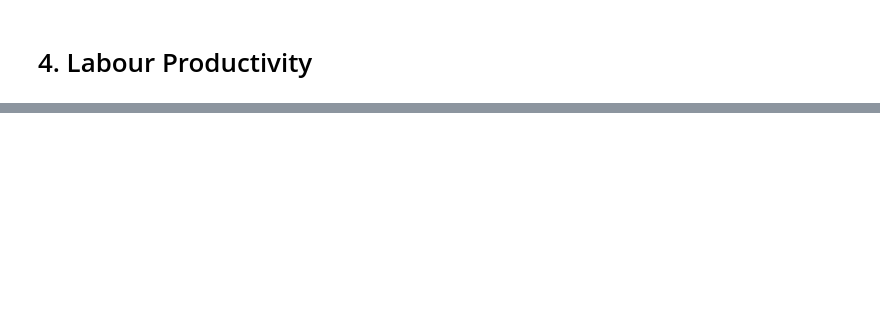
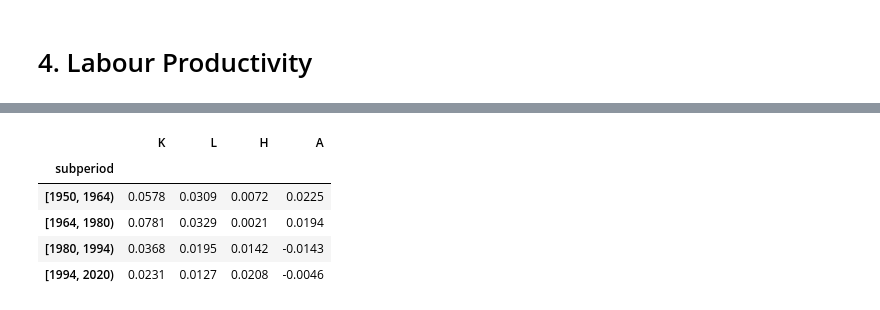
Before and after one commit to Jessie-Fung/ec2b1-brazil, a Jupyter notebook: code/code.ipynb, the cells around one changed output, grey strips where cells are left out. Drawn from its saved outputs; the diff is of its cells as text; code cells hidden in the pictures; blank space fills up the shorter version.

```diff
--- a/code/code.ipynb
+++ b/code/code.ipynb
@@ -840,0 +690,14 @@ Text(0.5, 1.0, 'Labour Productivity Series')
+# %%
+factor_growth = pd.DataFrame(np.column_stack((gK_year,gL_year,gH_year,gA_year)), columns = ['K','L','H','A'], index=data_tfp['year'])
+# %%
+BINS = [1950, 1964, 1980, 1994, 2020]
+
+factor_growth['subperiod'] = pd.cut(factor_growth.index, bins = BINS, right = False)
+factor_growth.groupby(by = ['subperiod']).mean()
+# %% [output]
+|  | K | L | H | A |
+| subperiod |  |  |  |  |
+| [1950, 1964) | 0.0578 | 0.0309 | 0.0072 | 0.0225 |
+| [1964, 1980) | 0.0781 | 0.0329 | 0.0021 | 0.0194 |
+| [1980, 1994) | 0.0368 | 0.0195 | 0.0142 | -0.0143 |
+| [1994, 2020) | 0.0231 | 0.0127 | 0.0208 | -0.0046 |
```
Also changed, not shown: parts of 31 cells of this notebook, 1 other file.
